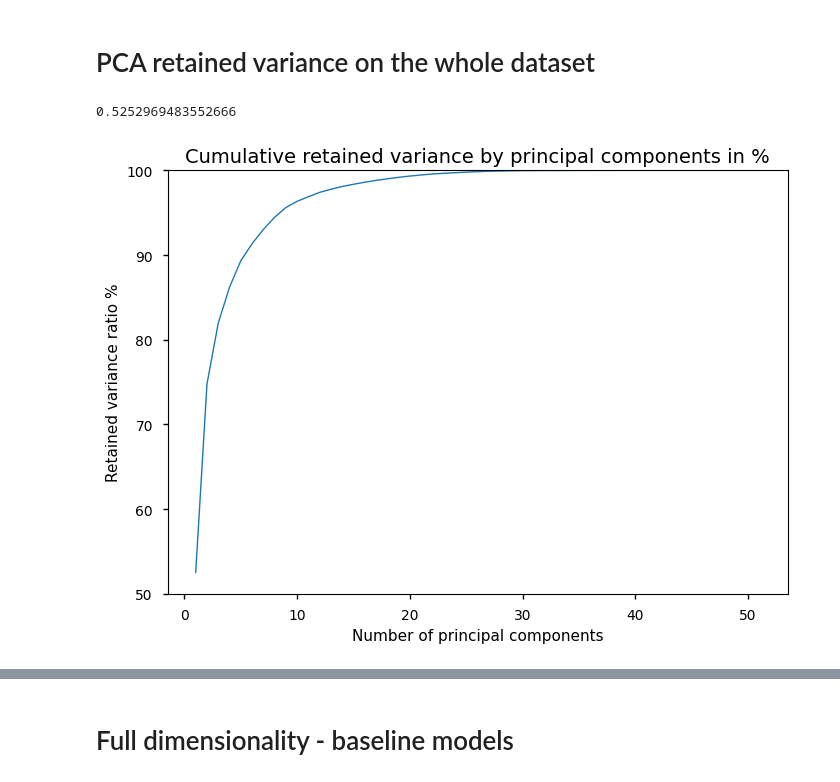
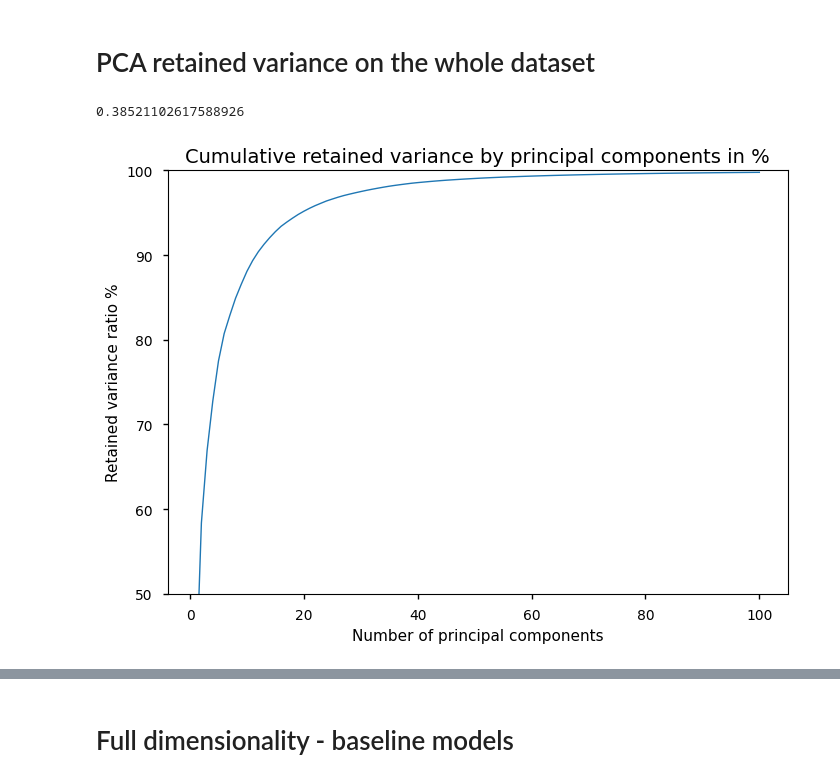
Before and after one commit to Tomas-Barhon/Noise-reduction-and-feature-extraction-with-principal-component-analysis, a Jupyter notebook: Code/btc_analysis.ipynb, the cells around one changed output, grey strips where cells are left out. Cells and saved outputs as stored; diff of their text form; code cells hidden in the pictures.

```diff
--- a/Code/btc_analysis.ipynb
+++ b/Code/btc_analysis.ipynb
@@ -118,12 +95,14 @@ results_test
 # %% [markdown]
 # PCA retained variance on the whole dataset
 # %%
-pca = PCA()
-scaler = sklearn.preprocessing.RobustScaler()
-pca.fit_transform(scaler.fit_transform(pipeline.data_1d_shift.iloc[:,:-1]))
-cumulative_varience_ratio = np.cumsum(pca.explained_variance_ratio_)
-fig = visualizer.draw_cumulative_varience_ratios(cumulative_varience_ratio)
+pca = KernelPCA(kernel = "rbf", fit_inverse_transform = True, random_state = 42, gamma=1e-3, alpha=5e-3)
+scaler = sklearn.preprocessing.RobustScaler(unit_variance = True)
+kpca = pca.fit_transform(scaler.fit_transform(pipeline.data_1d_shift.iloc[:,:-1]))
+explained_variance = np.var(kpca, axis=0)
+explained_variance_ratio = explained_variance / np.sum(explained_variance)
+cumulative_varience_ratio = np.cumsum(explained_variance_ratio)
+fig = visualizer.draw_cumulative_varience_ratios(cumulative_varience_ratio[:100])
 fig.show()
 # %% [output]
-0.5252969483552666
+0.38521102617588926
-[figure, old version]
+[figure, new version]
```
Also changed, not shown: parts of 78 cells of this notebook, 1 other file.
